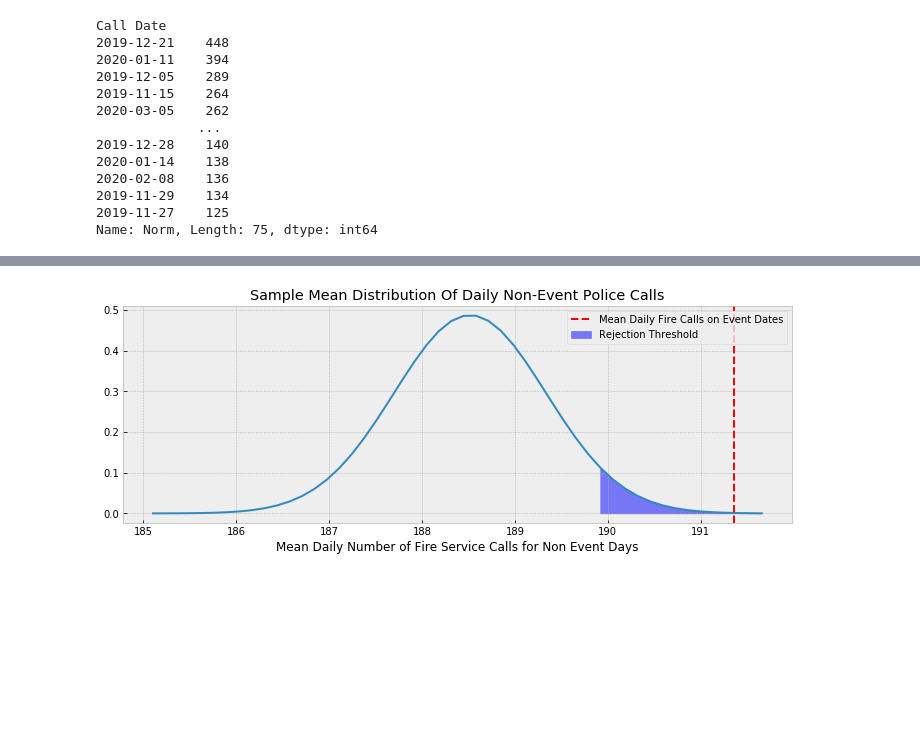
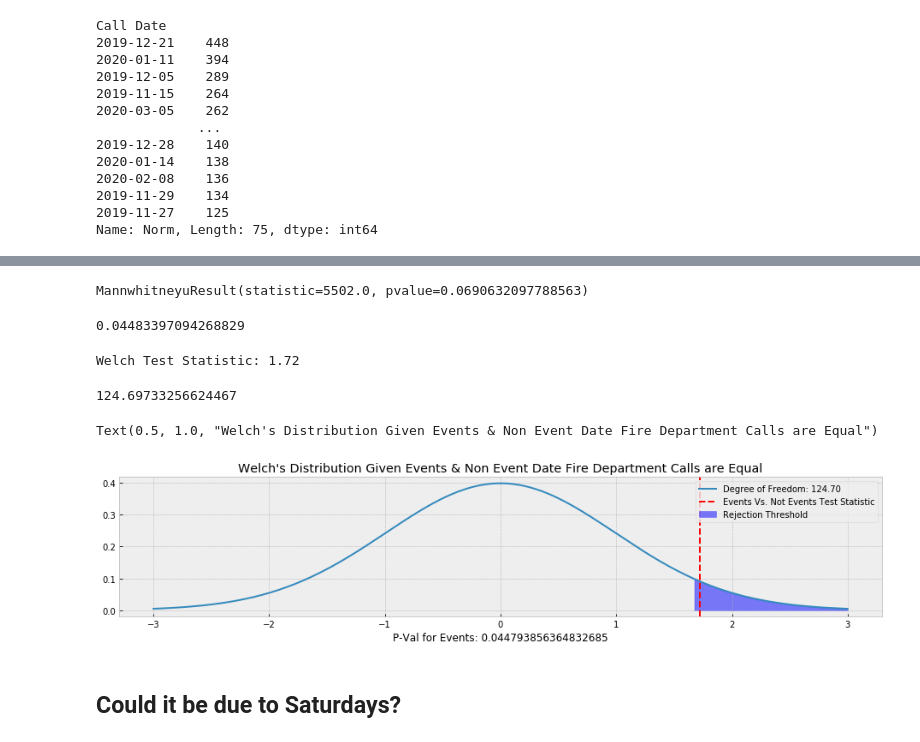
Before and after one commit to sherryduong93/chasestadiumimpact, a Jupyter notebook: Fire_Department_EDA.ipynb, the cells around one changed output, grey strips where cells are left out. Cells and saved outputs as stored; diff of their text form; code cells hidden in the pictures; blank space fills up the shorter version.

Commit message:
Finished final hypothesis test and updated readme

```diff
--- a/Fire_Department_EDA.ipynb
+++ b/Fire_Department_EDA.ipynb
@@ -364,5 +403,6 @@ chase_events = chase_events.rename(columns = {'date':'Call Date'})
 chase_events['Call Date'] = pd.to_datetime(chase_events['Call Date'])
 event_dates = chase_events['Call Date'].unique()
 chase_events =chase_events[['Call Date','fields.type']]
-chase_events.info()
+chase_events['Day of Week'] = chase_events['Call Date'].transform(lambda x: x.dayofweek)
+chase_events.groupby('Day of Week').count()['Call Date']
 # %% [output]
@@ -495,15 +532,51 @@ Non-Event Dates have 188.38081 Calls per day, Event Dates have 191.35537 Calls p
+# %%
+#Redo the mannwhitneyU without outliers, MannWhitneyUResult now indicates insignificant
+stats.mannwhitneyu(new_events_group, notevents_group, alternative="greater")
+# %% [output]
+MannwhitneyuResult(statistic=5502.0, pvalue=0.0690632097788563)
+# %%
+T_test_Pval_two_tail = stats.ttest_ind(new_events_group, notevents_group, equal_var = False)
+T_test_Pval = T_test_Pval_two_tail[1]/2
+T_test_Pval
+#T-test P-Val
+# %% [output]
+0.04483397094268829
+# %%
+def welch_test_statistic(sample_1, sample_2):
+    numerator = np.mean(sample_1) - np.mean(sample_2)
+    denominator_sq = (np.var(sample_1) / len(sample_1)) + (np.var(sample_2) / len(sample_2))
+    return numerator / np.sqrt(denominator_sq)
+test_statistic = welch_test_statistic(new_events_group, notevents_group)
+print("Welch Test Statistic: {:2.2f}".format(test_statistic))
+# %% [output]
+Welch Test Statistic: 1.72
+# %%
+def welch_satterhwaithe_df(sample_1, sample_2):
+    ss1 = len(sample_1)
+    ss2 = len(sample_2)
+    df = (
+        ((np.var(sample_1)/ss1 + np.var(sample_2)/ss2)**(2.0)) /
+        ((np.var(sample_1)/ss1)**(2.0)/(ss1 - 1) + (np.var(sample_2)/ss2)**(2.0)/(ss2 - 1))
+    )
+    return df
+df = welch_satterhwaithe_df(new_events_group, notevents_group)
+df
+# %% [output]
+124.69733256624467
 # %%
-x=np.linspace(np.mean(notevents_means)-4*standard_error,np.mean(notevents_means)+4*standard_error,50)
+x = np.linspace(-3, 3, num=250)
+
+fig, ax = plt.subplots(1, figsize=(16, 3))
+notevents_dist = stats.t(df)
+p_val = (1-notevents_dist.cdf(test_statistic-0.01))
 critical_val = notevents_dist.ppf(0.95)
-
-fig, ax = plt.subplots(figsize=(12,4))
-ax.plot(x,notevents_dist.pdf(x))
-ax.axvline(np.mean(events_means), color='red',ls='--', label='Mean Daily Fire Calls on Event Dates')
-ax.fill_between(x, notevents_dist.pdf(x),
-                where=(x >= critical_val), color="blue", alpha=0.5, label='Rejection Threshold')
-ax.set_xlabel('Mean Daily Number of Fire Service Calls for Non Event Days')
+ax.plot(x, notevents_dist.pdf(x), linewidth=2, label="Degree of Freedom: {:2.2f}".format(df))
+ax.fill_between(x, notevents_dist.pdf(x), where=(x >= critical_val), color="blue", alpha=0.5, label='Rejection Threshold')
+ax.axvline(test_statistic, color='red', ls='--', label='Events Vs. Not Events Test Statistic')
+ax.set_xlabel(f'P-Val for Events: {p_val}')
 ax.legend(loc='upper right')
-ax.set_title('Sample Mean Distribution Of Daily Non-Event Police Calls')
-# plt.savefig('Graphs/EventsVsNonHypotheisTest_Fire.png',dpi=300)
+ax.set_title("Welch's Distribution Given Events & Non Event Date Fire Department Calls are Equal")
+# plt.savefig('graphs/EventsVsNonHypotheisTest_Fire.png')
 # %% [output]
+Text(0.5, 1.0, "Welch's Distribution Given Events & Non Event Date Fire Department Calls are Equal")
-[figure, old version]
+[figure, new version]
@@ -511,0 +583,2 @@ ax.set_title('Sample Mean Distribution Of Daily Non-Event Police Calls')
+# %% [markdown]
+## Could it be due to Saturdays?
```
Also changed, not shown: parts of 39 cells of this notebook, 9 other files.
